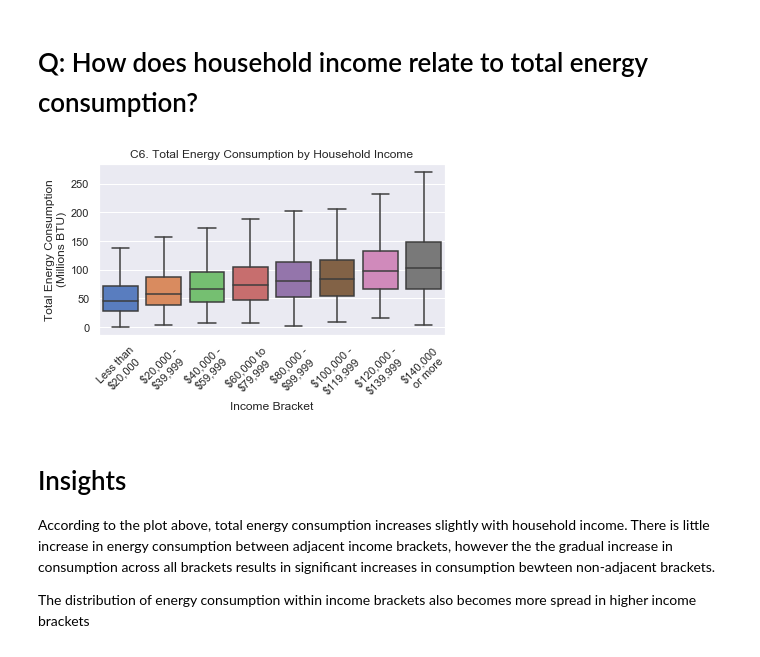
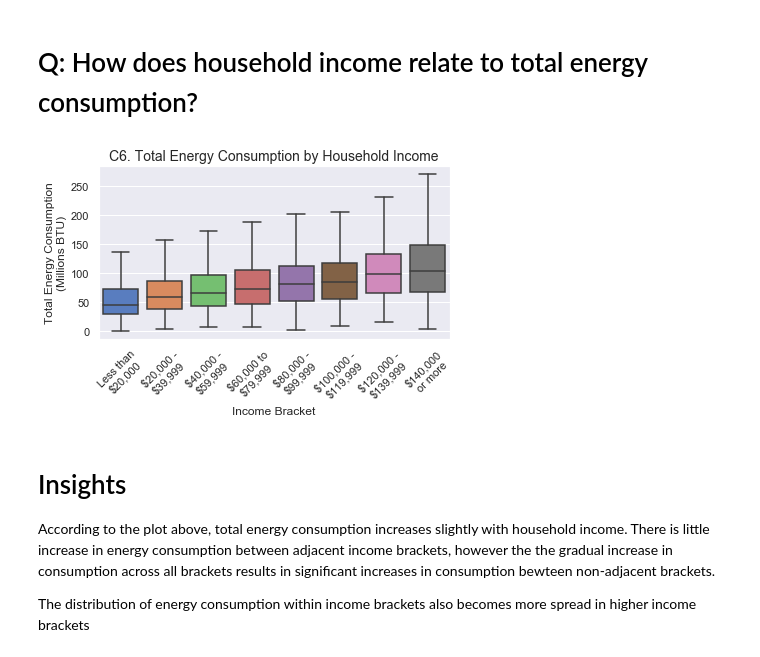
Before and after one commit to ishareef7/Springboard, a Jupyter notebook: Capstone1/EDA/EDA.ipynb, the cells around one changed output. Saved outputs shown, nothing was run; the diff lists cells and outputs as text; code cells hidden in the pictures.

```diff
--- a/Capstone1/EDA/EDA.ipynb
+++ b/Capstone1/EDA/EDA.ipynb
@@ -230,15 +219,15 @@ This may suggest that total energy consumption is closely related to the region
 # %%
 c6 = sns.boxplot(x = 'MONEYPY', y = 'TOTALBTU', data = scaled_btu, showfliers= False)
 _ = c6.set(xticklabels= ['Less than\n$20,000','\$20,000 -\n\$39,999','\$40,000 -\n\$59,999',
                      '\$60,000 to\n\$79,999', '\$80,000 -\n\$99,999', '\$100,000 -\n\$119,999',
                      '\$120,000 -\n\$139,999', '\$140,000\nor more'])
 _ = c6.set( xlabel = 'Income Bracket', ylabel = 'Total Energy Consumption\n(Millions BTU)')
-_ = plt.title('C6. Total Energy Consumption by Household Income')
+_ = plt.title('C6. Total Energy Consumption by Household Income',fontsize=14)
 _ = plt.xticks(rotation=45)
 _ = plt.tight_layout()
 _ = c6.get_figure().savefig('c6.jpg')
 # %% [output]
-[figure, old version]
+[figure, new version]
 # %% [markdown]
 # Insights
 According to the plot above, total energy consumption increases slightly with household income. There is little increase in energy consumption between adjacent income brackets, however the the gradual increase in consumption across all brackets results in significant increases in consumption bewteen non-adjacent brackets.
```
Also changed, not shown: parts of 12 cells of this notebook, 27 other files.
